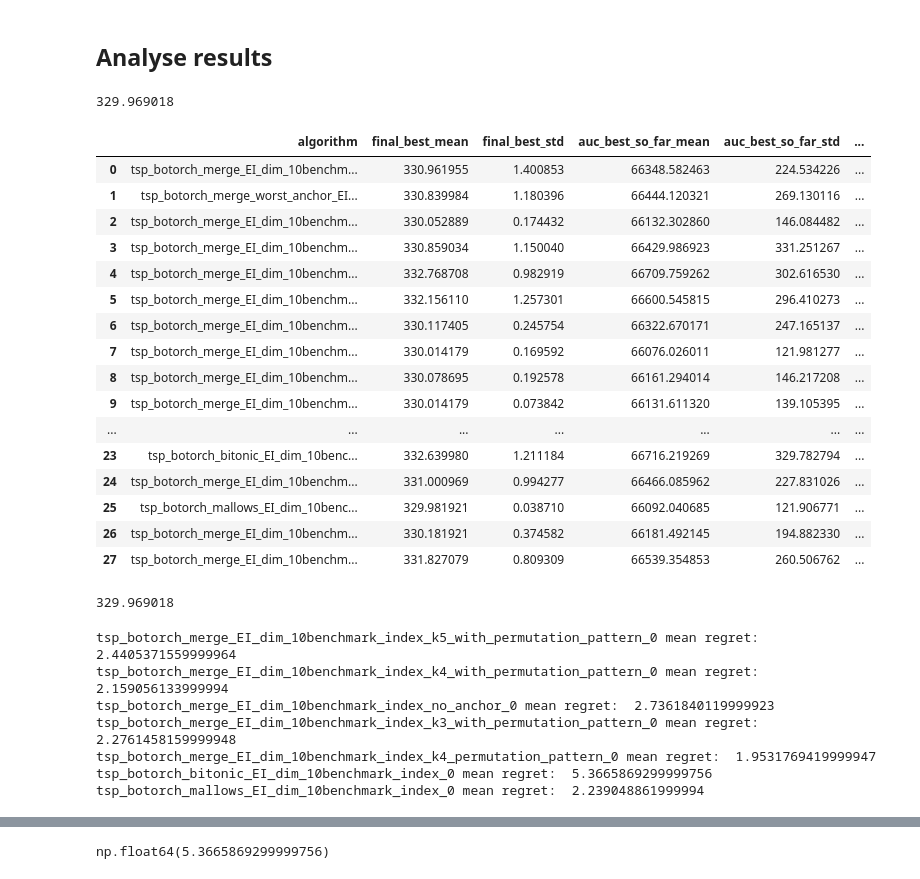
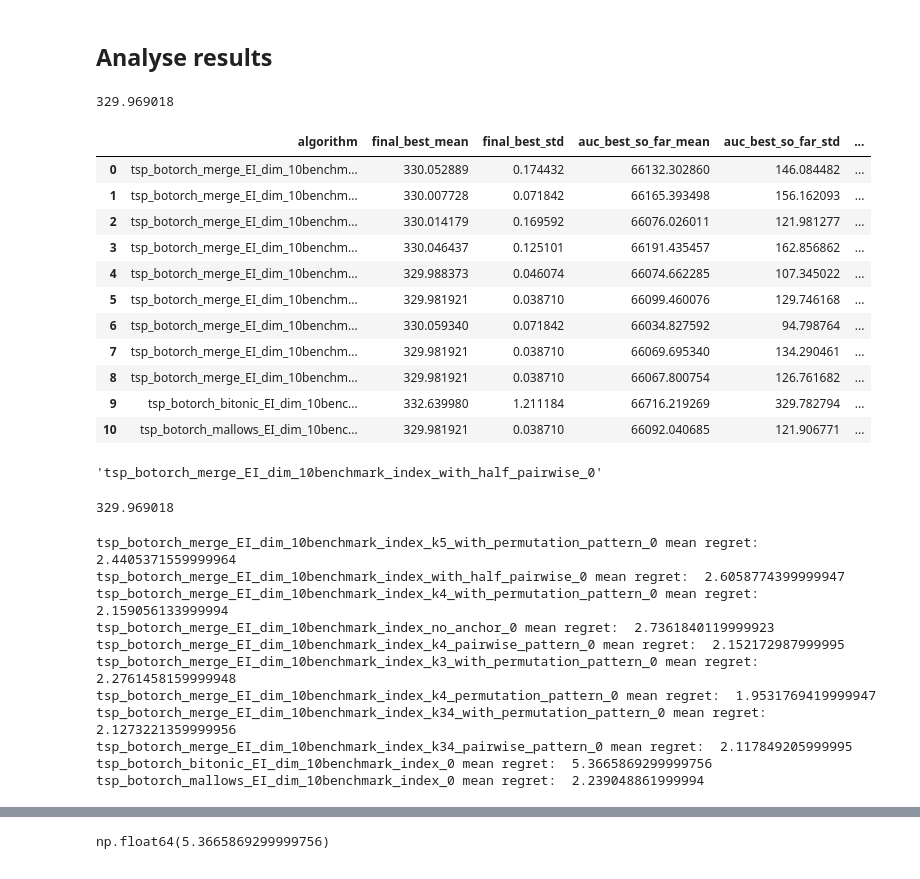
Before and after one commit to XieZikai/sort_kernels, a Jupyter notebook: tsp_synthetic/playground.ipynb, the cells around one changed output, grey strips where cells are left out. Drawn from its saved outputs; the diff is of its cells as text; code cells hidden in the pictures.

```diff
--- a/tsp_synthetic/playground.ipynb
+++ b/tsp_synthetic/playground.ipynb
@@ -52,8 +52,8 @@ def analyse_trial(dim=10, benchmark_index=0, cut=200):
     best_so_far = [np.minimum.accumulate(res, axis=1) for res in all_results]
     regrets = [bfs - global_minimum for bfs in best_so_far]
     for i, key in enumerate(results_dict.keys()):
-        results_dict[key] = regrets[i]
-        # results_dict[key] = all_results[i]
+        # results_dict[key] = regrets[i]
+        results_dict[key] = all_results[i]
     return results_dict
 # %%
 import numpy as np
@@ -125,50 +125,50 @@ def evaluate_algorithms(r: dict, f_opt=None, threshold=None):
 
         if threshold is not None:
             evals_to_threshold = []
             for i in range(n_repeats):
                 for j in range(n_iterations):
                     if best_so_far[i, j] <= threshold:
                         evals_to_threshold.append(j + 1)
                         break
                 else:
                     evals_to_threshold.append(n_iterations)
             evals_to_threshold = np.array(evals_to_threshold)
             metrics.update({
                 "evals_to_threshold_mean": np.mean(evals_to_threshold),
                 "evals_to_threshold_std": np.std(evals_to_threshold),
             })
         else:
             metrics.update({
                 "evals_to_threshold_mean": None,
                 "evals_to_threshold_std": None,
             })
 
         results.append(metrics)
 
     return pd.DataFrame(results)
 
 
 r = analyse_trial(cut=200)
-evaluate_algorithms(r, 329.969018)
+k = evaluate_algorithms(r, 329.969018)
+k
 # %% [output]
 329.969018
 |  | algorithm | final_best_mean | final_best_std | auc_best_so_far_mean | auc_best_so_far_std | ... |
-| 0 | tsp_botorch_merge_EI_dim_10benchm... | 330.961955 | 1.400853 | 66348.582463 | 224.534226 | ... |
-| 1 | tsp_botorch_merge_worst_anchor_EI... | 330.839984 | 1.180396 | 66444.120321 | 269.130116 | ... |
-| 2 | tsp_botorch_merge_EI_dim_10benchm... | 330.052889 | 0.174432 | 66132.302860 | 146.084482 | ... |
-| 3 | tsp_botorch_merge_EI_dim_10benchm... | 330.859034 | 1.150040 | 66429.986923 | 331.251267 | ... |
-| 4 | tsp_botorch_merge_EI_dim_10benchm... | 332.768708 | 0.982919 | 66709.759262 | 302.616530 | ... |
-| 5 | tsp_botorch_merge_EI_dim_10benchm... | 332.156110 | 1.257301 | 66600.545815 | 296.410273 | ... |
-| 6 | tsp_botorch_merge_EI_dim_10benchm... | 330.117405 | 0.245754 | 66322.670171 | 247.165137 | ... |
-| 7 | tsp_botorch_merge_EI_dim_10benchm... | 330.014179 | 0.169592 | 66076.026011 | 121.981277 | ... |
-| 8 | tsp_botorch_merge_EI_dim_10benchm... | 330.078695 | 0.192578 | 66161.294014 | 146.217208 | ... |
-| 9 | tsp_botorch_merge_EI_dim_10benchm... | 330.014179 | 0.073842 | 66131.611320 | 139.105395 | ... |
-| ... | ... | ... | ... | ... | ... | ... |
-| 23 | tsp_botorch_bitonic_EI_dim_10benc... | 332.639980 | 1.211184 | 66716.219269 | 329.782794 | ... |
-| 24 | tsp_botorch_merge_EI_dim_10benchm... | 331.000969 | 0.994277 | 66466.085962 | 227.831026 | ... |
-| 25 | tsp_botorch_mallows_EI_dim_10benc... | 329.981921 | 0.038710 | 66092.040685 | 121.906771 | ... |
-| 26 | tsp_botorch_merge_EI_dim_10benchm... | 330.181921 | 0.374582 | 66181.492145 | 194.882330 | ... |
-| 27 | tsp_botorch_merge_EI_dim_10benchm... | 331.827079 | 0.809309 | 66539.354853 | 260.506762 | ... |
+| 0 | tsp_botorch_merge_EI_dim_10benchm... | 330.052889 | 0.174432 | 66132.302860 | 146.084482 | ... |
+| 1 | tsp_botorch_merge_EI_dim_10benchm... | 330.007728 | 0.071842 | 66165.393498 | 156.162093 | ... |
+| 2 | tsp_botorch_merge_EI_dim_10benchm... | 330.014179 | 0.169592 | 66076.026011 | 121.981277 | ... |
+| 3 | tsp_botorch_merge_EI_dim_10benchm... | 330.046437 | 0.125101 | 66191.435457 | 162.856862 | ... |
+| 4 | tsp_botorch_merge_EI_dim_10benchm... | 329.988373 | 0.046074 | 66074.662285 | 107.345022 | ... |
+| 5 | tsp_botorch_merge_EI_dim_10benchm... | 329.981921 | 0.038710 | 66099.460076 | 129.746168 | ... |
+| 6 | tsp_botorch_merge_EI_dim_10benchm... | 330.059340 | 0.071842 | 66034.827592 | 94.798764 | ... |
+| 7 | tsp_botorch_merge_EI_dim_10benchm... | 329.981921 | 0.038710 | 66069.695340 | 134.290461 | ... |
+| 8 | tsp_botorch_merge_EI_dim_10benchm... | 329.981921 | 0.038710 | 66067.800754 | 126.761682 | ... |
+| 9 | tsp_botorch_bitonic_EI_dim_10benc... | 332.639980 | 1.211184 | 66716.219269 | 329.782794 | ... |
+| 10 | tsp_botorch_mallows_EI_dim_10benc... | 329.981921 | 0.038710 | 66092.040685 | 121.906771 | ... |
+# %%
+k['algorithm'][1]
+# %% [output]
+'tsp_botorch_merge_EI_dim_10benchmark_index_with_half_pairwise_0'
 # %%
 r = analyse_trial()
 # %% [output]
@@ -178,10 +178,14 @@ for key in r.keys():
     print(f'{key} mean regret: ', r[key].mean())
 # %% [output]
 tsp_botorch_merge_EI_dim_10benchmark_index_k5_with_permutation_pattern_0 mean regret:  2.4405371559999964
+tsp_botorch_merge_EI_dim_10benchmark_index_with_half_pairwise_0 mean regret:  2.6058774399999947
 tsp_botorch_merge_EI_dim_10benchmark_index_k4_with_permutation_pattern_0 mean regret:  2.159056133999994
 tsp_botorch_merge_EI_dim_10benchmark_index_no_anchor_0 mean regret:  2.7361840119999923
+tsp_botorch_merge_EI_dim_10benchmark_index_k4_pairwise_pattern_0 mean regret:  2.152172987999995
 tsp_botorch_merge_EI_dim_10benchmark_index_k3_with_permutation_pattern_0 mean regret:  2.2761458159999948
 tsp_botorch_merge_EI_dim_10benchmark_index_k4_permutation_pattern_0 mean regret:  1.9531769419999947
+tsp_botorch_merge_EI_dim_10benchmark_index_k34_with_permutation_pattern_0 mean regret:  2.1273221359999956
+tsp_botorch_merge_EI_dim_10benchmark_index_k34_pairwise_pattern_0 mean regret:  2.117849205999995
 tsp_botorch_bitonic_EI_dim_10benchmark_index_0 mean regret:  5.3665869299999756
 tsp_botorch_mallows_EI_dim_10benchmark_index_0 mean regret:  2.239048861999994
 # %%
```
Also changed, not shown: 12 other files.
